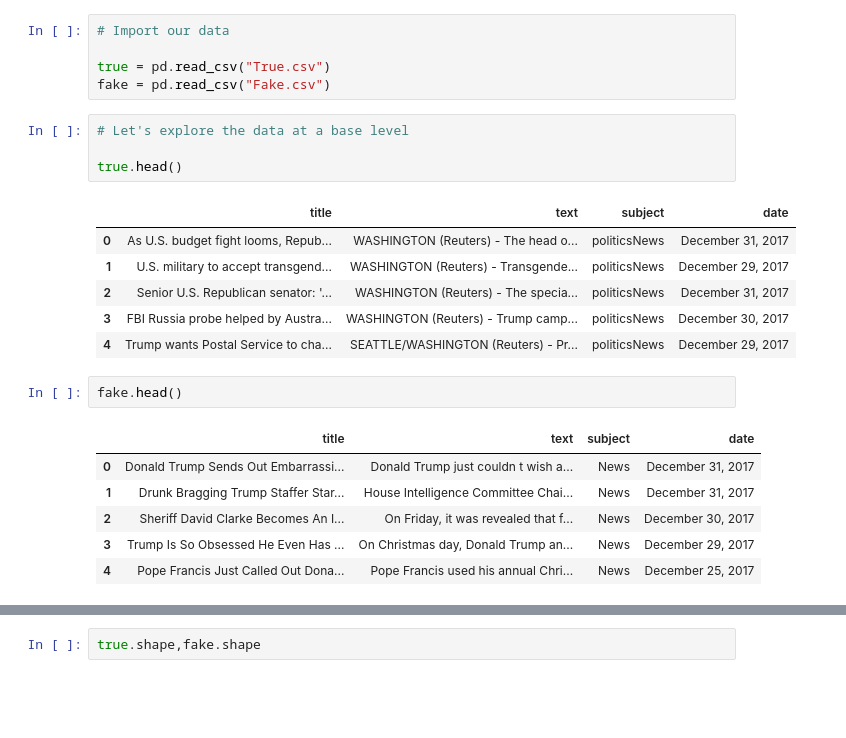
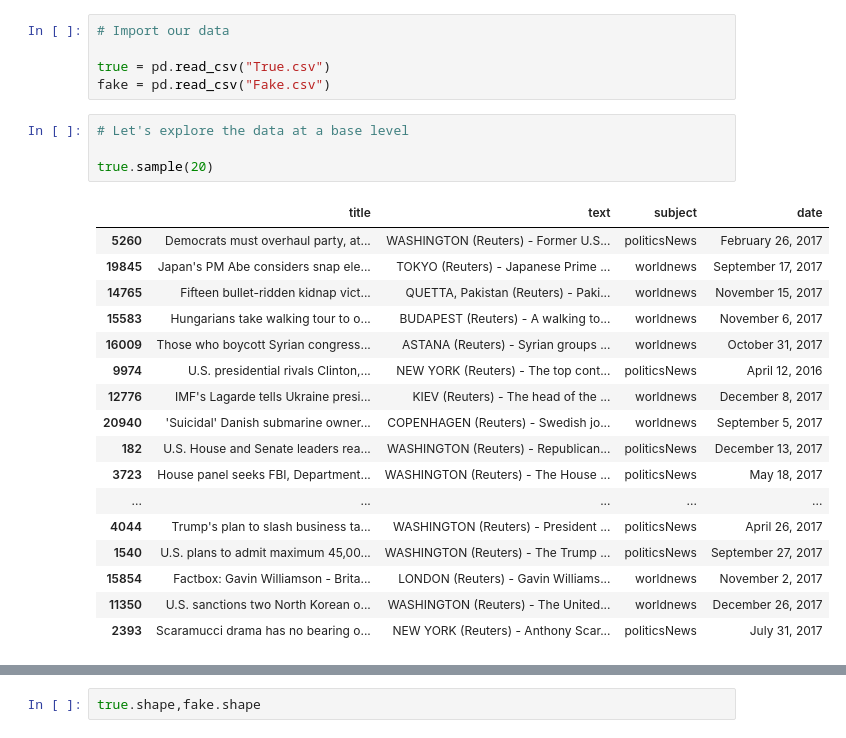
Before and after one commit to chasethompson/fake-news-nlp, a Jupyter notebook: Untitled.ipynb, the cells around one changed output, grey strips where cells are left out. Saved outputs shown, nothing was run; the diff lists cells and outputs as text; blank space fills up the shorter version.

```diff
--- a/Untitled.ipynb
+++ b/Untitled.ipynb
@@ -53,20 +55,22 @@ fake = pd.read_csv("Fake.csv")
 # %%
 # Let's explore the data at a base level
 
-true.head()
+true.sample(20)
 # %% [output]
 |  | title | text | subject | date |
-| 0 | As U.S. budget fight looms, Repub... | WASHINGTON (Reuters) - The head o... | politicsNews | December 31, 2017 |
-| 1 | U.S. military to accept transgend... | WASHINGTON (Reuters) - Transgende... | politicsNews | December 29, 2017 |
-| 2 | Senior U.S. Republican senator: '... | WASHINGTON (Reuters) - The specia... | politicsNews | December 31, 2017 |
-| 3 | FBI Russia probe helped by Austra... | WASHINGTON (Reuters) - Trump camp... | politicsNews | December 30, 2017 |
-| 4 | Trump wants Postal Service to cha... | SEATTLE/WASHINGTON (Reuters) - Pr... | politicsNews | December 29, 2017 |
+| 5260 | Democrats must overhaul party, at... | WASHINGTON (Reuters) - Former U.S... | politicsNews | February 26, 2017 |
+| 19845 | Japan's PM Abe considers snap ele... | TOKYO (Reuters) - Japanese Prime ... | worldnews | September 17, 2017 |
+| 14765 | Fifteen bullet-ridden kidnap vict... | QUETTA, Pakistan (Reuters) - Paki... | worldnews | November 15, 2017 |
+| 15583 | Hungarians take walking tour to o... | BUDAPEST (Reuters) - A walking to... | worldnews | November 6, 2017 |
+| 16009 | Those who boycott Syrian congress... | ASTANA (Reuters) - Syrian groups ... | worldnews | October 31, 2017 |
+| 9974 | U.S. presidential rivals Clinton,... | NEW YORK (Reuters) - The top cont... | politicsNews | April 12, 2016 |
+| 12776 | IMF's Lagarde tells Ukraine presi... | KIEV (Reuters) - The head of the ... | worldnews | December 8, 2017 |
+| 20940 | 'Suicidal' Danish submarine owner... | COPENHAGEN (Reuters) - Swedish jo... | worldnews | September 5, 2017 |
+| 182 | U.S. House and Senate leaders rea... | WASHINGTON (Reuters) - Republican... | politicsNews | December 13, 2017 |
+| 3723 | House panel seeks FBI, Department... | WASHINGTON (Reuters) - The House ... | politicsNews | May 18, 2017 |
+| ... | ... | ... | ... | ... |
+| 4044 | Trump's plan to slash business ta... | WASHINGTON (Reuters) - President ... | politicsNews | April 26, 2017 |
+| 1540 | U.S. plans to admit maximum 45,00... | WASHINGTON (Reuters) - The Trump ... | politicsNews | September 27, 2017 |
+| 15854 | Factbox: Gavin Williamson - Brita... | LONDON (Reuters) - Gavin Williams... | worldnews | November 2, 2017 |
+| 11350 | U.S. sanctions two North Korean o... | WASHINGTON (Reuters) - The United... | worldnews | December 26, 2017 |
+| 2393 | Scaramucci drama has no bearing o... | NEW YORK (Reuters) - Anthony Scar... | politicsNews | July 31, 2017 |
-# %%
-fake.head()
-# %% [output]
-|  | title | text | subject | date |
-| 0 | Donald Trump Sends Out Embarrassi... | Donald Trump just couldn t wish a... | News | December 31, 2017 |
-| 1 | Drunk Bragging Trump Staffer Star... | House Intelligence Committee Chai... | News | December 31, 2017 |
-| 2 | Sheriff David Clarke Becomes An I... | On Friday, it was revealed that f... | News | December 30, 2017 |
-| 3 | Trump Is So Obsessed He Even Has ... | On Christmas day, Donald Trump an... | News | December 29, 2017 |
-| 4 | Pope Francis Just Called Out Dona... | Pope Francis used his annual Chri... | News | December 25, 2017 |
```
Also changed, not shown: parts of 12 cells of this notebook.
